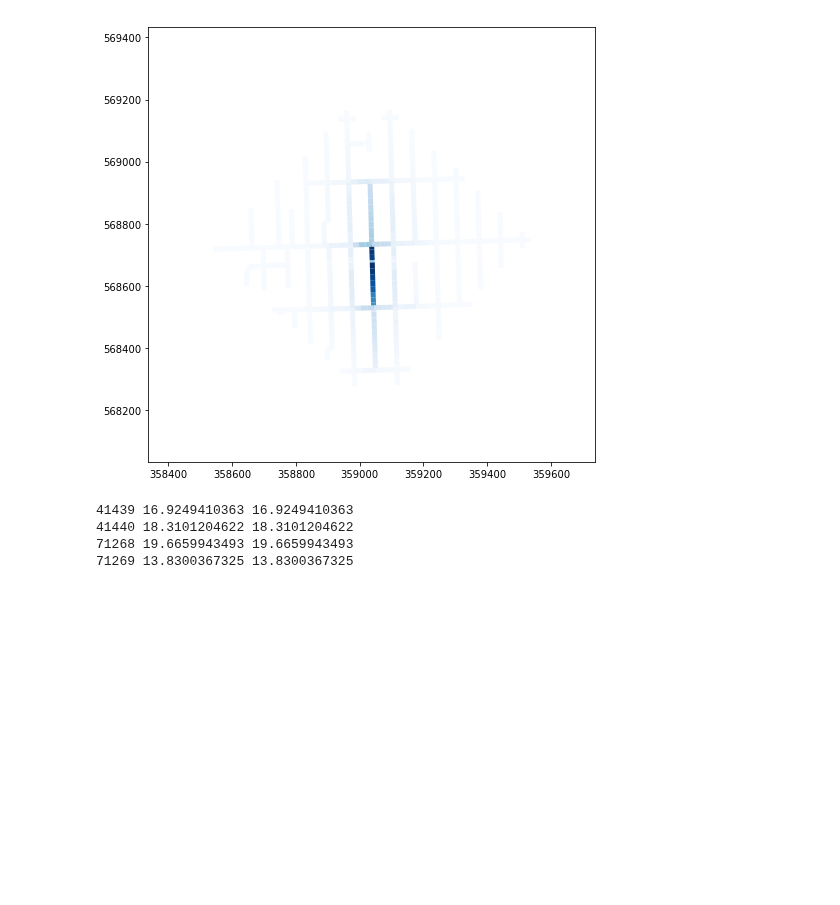
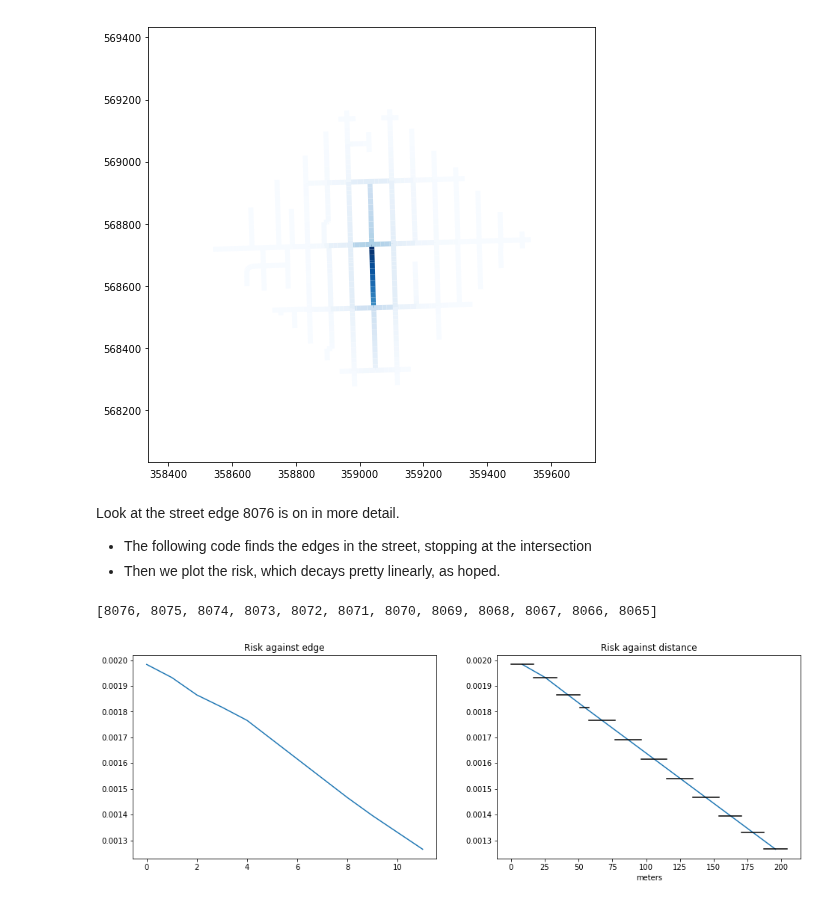
Before and after one commit to QuantCrimAtLeeds/PredictCode, a Jupyter notebook: examples/Networks/Geometry reduction.ipynb, the cells around one changed output. Cells and saved outputs as stored; diff of their text form; code cells hidden in the pictures; blank space fills up the shorter version.

```diff
--- a/examples/Networks/Geometry reduction.ipynb
+++ b/examples/Networks/Geometry reduction.ipynb
@@ -245,6 +245,8 @@ predictor.kernel = open_cp.network_hotspot.TriangleKernel(500)
 risks = np.zeros(len(predictor.graph.edges))
 predictor.add(risks, 8076, -1, 0.5, 1)
 predictor.add(risks, 8076, 1, 0.5, 1)
+# Remember to normalise!
+risks /= predictor.graph.lengths
 # %%
 fig, ax = plt.subplots(figsize=(8,8))
 
@@ -266,9 +266,39 @@ paths = predictor.graph.shortest_paths(6743)
-# %%
-for v in predictor.graph.neighbours(6743):
-    i, _ = predictor.graph.find_edge(6743, v)
-    print(v, paths[v], predictor.graph.length(i))
-# %% [output]
-41439 16.9249410363 16.9249410363
-41440 18.3101204622 18.3101204622
-71268 19.6659943493 19.6659943493
-71269 13.8300367325 13.8300367325
+# %% [markdown]
+Look at the street edge 8076 is on in more detail.
+- The following code finds the edges in the street, stopping at the intersection
+- Then we plot the risk, which decays pretty linearly, as hoped.
+# %%
+edges = []
+edge = 8076
+while True:
+    if edge in edges:
+        break
+    edges.append(edge)
+    for k in predictor.graph.edges[edge]:
+        nhood = list(predictor.graph.neighbourhood_edges(k))
+        nhood.remove(edge)
+        if len(nhood) == 1:
+            edge = nhood[0]
+            break
+edges
+# %% [output]
+[8076, 8075, 8074, 8073, 8072, 8071, 8070, 8069, 8068, 8067, 8066, 8065]
+# %%
+r = [risks[i] for i in edges]
+fig, axes = plt.subplots(ncols=2, figsize=(16,5))
+ax = axes[0]
+ax.plot(r)
+ax.set(title="Risk against edge")
+ax = axes[1]
+x = [0]
+for i in edges:
+    x.append(x[-1] + predictor.graph.length(i))
+x = np.asarray(x)
+
+ax.plot((x[:-1]+x[1:])/2, r)
+for i in range(len(x)-1):
+    ax.plot([x[i], x[i+1]], [r[i], r[i]], color="black")
+ax.set(title="Risk against distance", xlabel="meters")
+None
+# %% [output]
+[figure, added]
```
Also changed, not shown: parts of 13 cells of this notebook, 3 other files.
